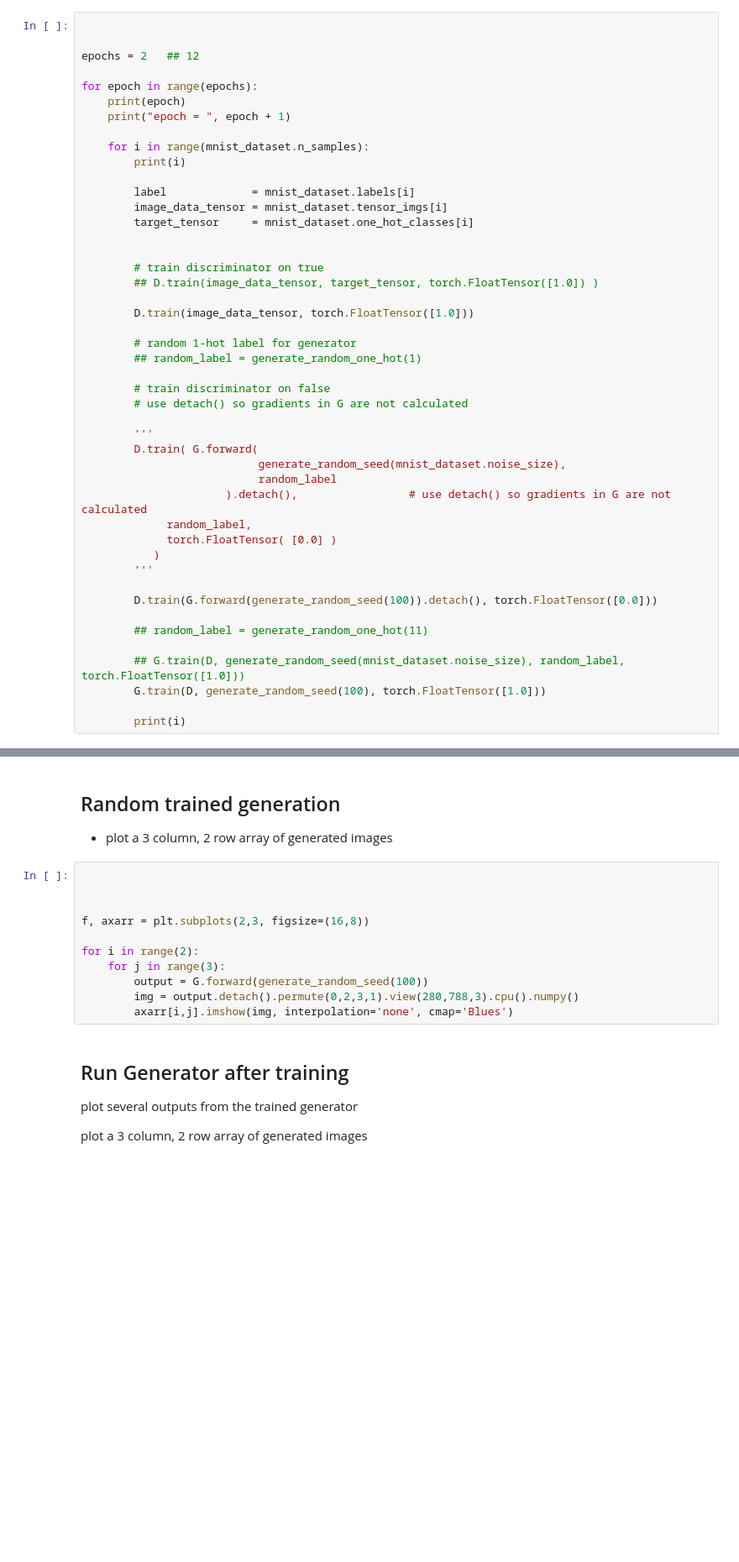
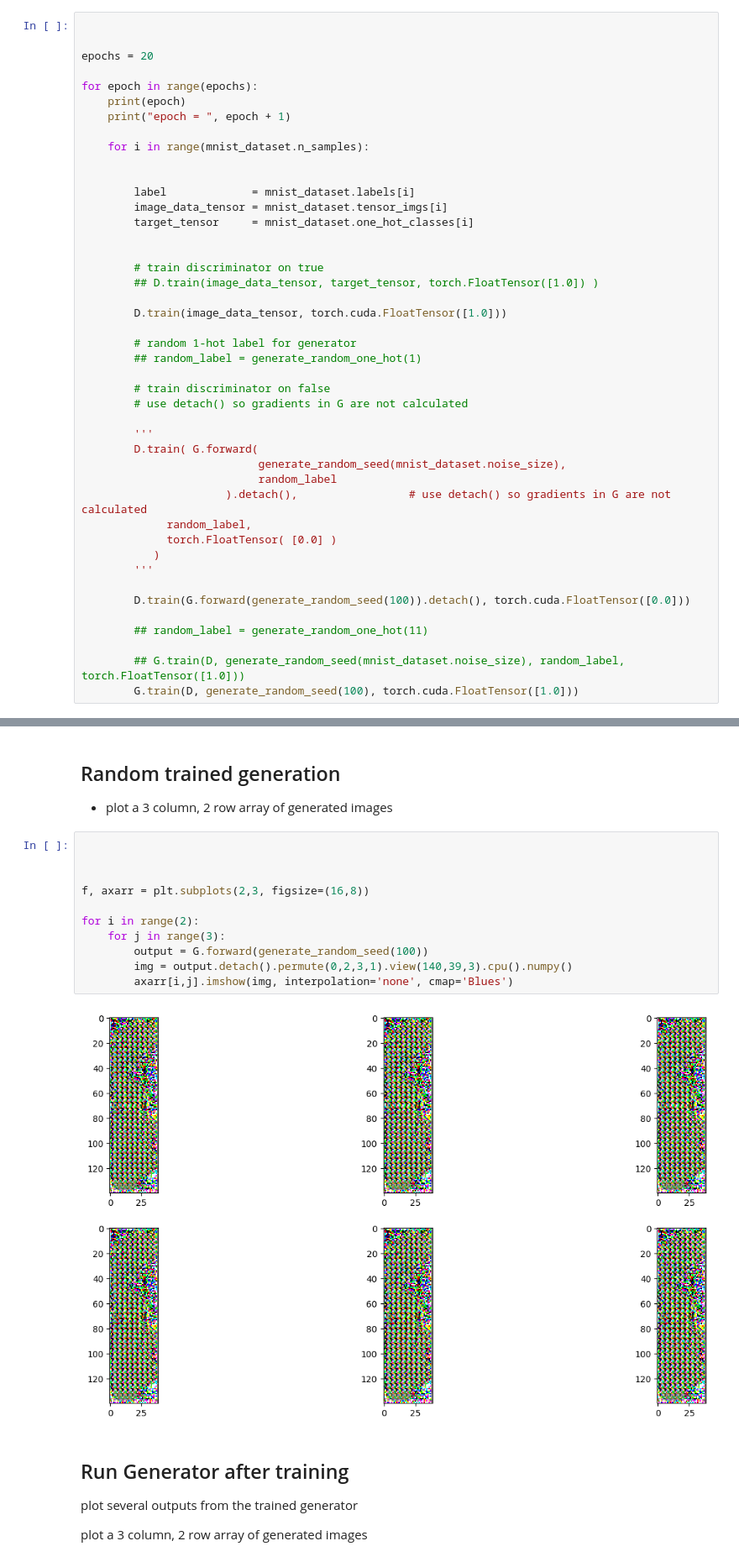
Before and after one commit to rcalix1/PyTorch, a Jupyter notebook: DeepLearning/GANs/CIVS_random_GANs_furnace.ipynb, the cells around one changed output, grey strips where cells are left out. Shown at 84% size. Saved outputs shown, nothing was run; the diff lists cells and outputs as text; blank space fills up the shorter version.

```diff
--- a/DeepLearning/GANs/CIVS_random_GANs_furnace.ipynb
+++ b/DeepLearning/GANs/CIVS_random_GANs_furnace.ipynb
@@ -652,14 +686,14 @@ G = Generator()
 # %%
 
 
-epochs = 2   ## 12
+epochs = 20
 
 for epoch in range(epochs):
     print(epoch)
     print("epoch = ", epoch + 1)
 
     for i in range(mnist_dataset.n_samples):
-        print(i)
+
 
         label             = mnist_dataset.labels[i]
         image_data_tensor = mnist_dataset.tensor_imgs[i]
@@ -669,7 +703,7 @@ for epoch in range(epochs):
         # train discriminator on true
         ## D.train(image_data_tensor, target_tensor, torch.FloatTensor([1.0]) )
 
-        D.train(image_data_tensor, torch.FloatTensor([1.0]))
+        D.train(image_data_tensor, torch.cuda.FloatTensor([1.0]))
 
         # random 1-hot label for generator
         ## random_label = generate_random_one_hot(1)
@@ -687,14 +721,12 @@ for epoch in range(epochs):
            )
         '''
 
-        D.train(G.forward(generate_random_seed(100)).detach(), torch.FloatTensor([0.0]))
+        D.train(G.forward(generate_random_seed(100)).detach(), torch.cuda.FloatTensor([0.0]))
 
         ## random_label = generate_random_one_hot(11)
 
         ## G.train(D, generate_random_seed(mnist_dataset.noise_size), random_label, torch.FloatTensor([1.0]))
-        G.train(D, generate_random_seed(100), torch.FloatTensor([1.0]))
-
-        print(i)
+        G.train(D, generate_random_seed(100), torch.cuda.FloatTensor([1.0]))
 # %% [output]
 0
 epoch =  1
@@ -720,14 +770,16 @@ G.plot_progress()
 # %%
 
 
 
 f, axarr = plt.subplots(2,3, figsize=(16,8))
 
 for i in range(2):
     for j in range(3):
         output = G.forward(generate_random_seed(100))
-        img = output.detach().permute(0,2,3,1).view(280,788,3).cpu().numpy()
+        img = output.detach().permute(0,2,3,1).view(140,39,3).cpu().numpy()
         axarr[i,j].imshow(img, interpolation='none', cmap='Blues')
+# %% [output]
+[figure, added]
 # %% [markdown]
 
 ## Run Generator after training
```
Also changed, not shown: parts of 22 cells of this notebook.
